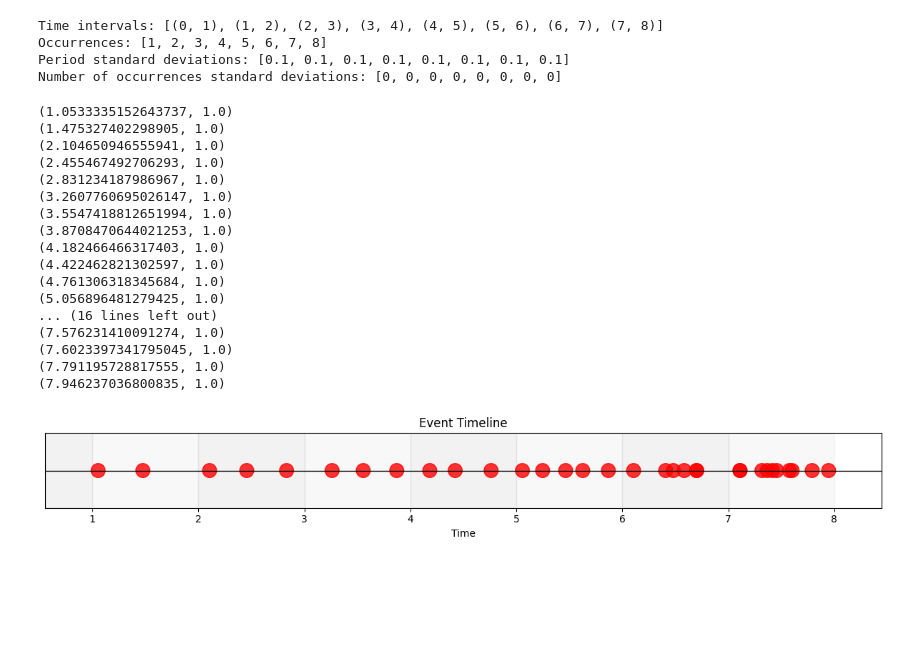
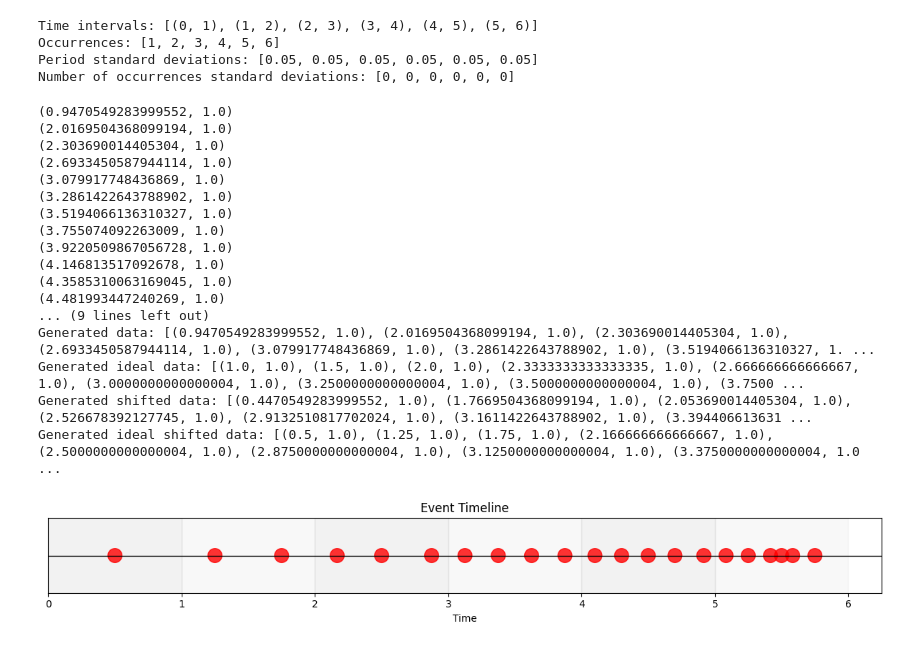
Before and after one commit to BedreFlyt/bedreflyt-event-stream-generator, a Jupyter notebook: examples/time_series.ipynb, the cells around one changed output. Saved outputs shown, nothing was run; the diff lists cells and outputs as text; code cells hidden in the pictures; blank space fills up the shorter version.

Commit message:
keeps track of ideal positions and added better visualisation

```diff
--- a/examples/time_series.ipynb
+++ b/examples/time_series.ipynb
@@ -6,8 +5,8 @@ from TreeBasedGenerator import Distribution
 # %%
-N = 8
+N = 6
 time_intervals = [(i, i+1) for i in range(N)]
 occurrences = [i+1 for i in range(N)]
-periods_sds = [0.1]*N
+periods_sds = [0.05]*N
 no_occurrences_sds = [0]*N
 
 print("Time intervals:", time_intervals)
@@ -15,10 +14,10 @@ print("Occurrences:", occurrences)
 print("Period standard deviations:", periods_sds)
 print("Number of occurrences standard deviations:", no_occurrences_sds)
 # %% [output]
-Time intervals: [(0, 1), (1, 2), (2, 3), (3, 4), (4, 5), (5, 6), (6, 7), (7, 8)]
-Occurrences: [1, 2, 3, 4, 5, 6, 7, 8]
-Period standard deviations: [0.1, 0.1, 0.1, 0.1, 0.1, 0.1, 0.1, 0.1]
-Number of occurrences standard deviations: [0, 0, 0, 0, 0, 0, 0, 0]
+Time intervals: [(0, 1), (1, 2), (2, 3), (3, 4), (4, 5), (5, 6)]
+Occurrences: [1, 2, 3, 4, 5, 6]
+Period standard deviations: [0.05, 0.05, 0.05, 0.05, 0.05, 0.05]
+Number of occurrences standard deviations: [0, 0, 0, 0, 0, 0]
 # %%
 class ExampleSampleSpace(EventSampleSpace):
     def __init__(self):
@@ -34,25 +33,29 @@ def on_event(event):
     print(event)
 
 time_series_generator = TimeSeriesGenerator([(EF, ESS)], on_event)
-data = time_series_generator.run(N)
+data, data_ideal, data_shifted, data_ideal_shifted = time_series_generator.run(N+1)
+print("Generated data:", data)
+print("Generated ideal data:", data_ideal)
+print("Generated shifted data:", data_shifted)
+print("Generated ideal shifted data:", data_ideal_shifted)
 # %% [output]
-(1.0533335152643737, 1.0)
-(1.475327402298905, 1.0)
-(2.104650946555941, 1.0)
-(2.455467492706293, 1.0)
-(2.831234187986967, 1.0)
-(3.2607760695026147, 1.0)
-(3.5547418812651994, 1.0)
-(3.8708470644021253, 1.0)
-(4.182466466317403, 1.0)
-(4.422462821302597, 1.0)
-(4.761306318345684, 1.0)
-(5.056896481279425, 1.0)
-... (16 lines left out)
-(7.576231410091274, 1.0)
-(7.6023397341795045, 1.0)
-(7.791195728817555, 1.0)
-(7.946237036800835, 1.0)
+(0.9470549283999552, 1.0)
+(2.0169504368099194, 1.0)
+(2.303690014405304, 1.0)
+(2.6933450587944114, 1.0)
+(3.079917748436869, 1.0)
+(3.2861422643788902, 1.0)
+(3.5194066136310327, 1.0)
+(3.755074092263009, 1.0)
+(3.9220509867056728, 1.0)
+(4.146813517092678, 1.0)
+(4.3585310063169045, 1.0)
+(4.481993447240269, 1.0)
+... (9 lines left out)
+Generated data: [(0.9470549283999552, 1.0), (2.0169504368099194, 1.0), (2.303690014405304, 1.0), (2.6933450587944114, 1.0), (3.079917748436869, 1.0), (3.2861422643788902, 1.0), (3.5194066136310327, 1. ...
+Generated ideal data: [(1.0, 1.0), (1.5, 1.0), (2.0, 1.0), (2.3333333333333335, 1.0), (2.666666666666667, 1.0), (3.0000000000000004, 1.0), (3.2500000000000004, 1.0), (3.5000000000000004, 1.0), (3.7500 ...
+Generated shifted data: [(0.4470549283999552, 1.0), (1.7669504368099194, 1.0), (2.053690014405304, 1.0), (2.526678392127745, 1.0), (2.9132510817702024, 1.0), (3.1611422643788902, 1.0), (3.394406613631 ...
+Generated ideal shifted data: [(0.5, 1.0), (1.25, 1.0), (1.75, 1.0), (2.166666666666667, 1.0), (2.5000000000000004, 1.0), (2.8750000000000004, 1.0), (3.1250000000000004, 1.0), (3.3750000000000004, 1.0 ...
 # %%
 import matplotlib.pyplot as plt
 
@@ -60,7 +63,7 @@ import matplotlib.pyplot as plt
 # and `time_intervals` is a list of (start, end) tuples, already defined.
 
 # Unpack times and scales
-times, scales = zip(*data)
+times, scales = zip(*data_ideal_shifted)
 
 # All events sit on the same horizontal line
 ys = [0] * len(times)
@@ -69,31 +72,31 @@ ys = [0] * len(times)
 marker_sizes = [s * 200 for s in scales]
 
 # Create figure and axis
 fig, ax = plt.subplots(figsize=(12, 2))
 
 # Draw baseline timeline
 ax.hlines(0, min(times) - 0.5, max(times) + 0.5, color='black', linewidth=1)
 
 # Shade each period for context
 for idx, (start, end) in enumerate(time_intervals):
     alpha = 0.1 if idx % 2 == 0 else 0.05
     ax.axvspan(start, end, color='gray', alpha=alpha)
 
 # Plot events as red circles
 ax.scatter(times, ys, s=marker_sizes, color='red', alpha=0.8)
 
 # Hide y-axis ticks and labels
 ax.set_yticks([])
 
 # Labels and title
 ax.set_xlabel('Time')
 ax.set_title('Event Timeline')
 
 # Set plot limits
 ax.set_xlim(min(times) - 0.5, max(times) + 0.5)
 ax.set_ylim(-0.5, 0.5)
 
 plt.tight_layout()
 plt.show()
 # %% [output]
-[figure, old version]
+[figure, new version]
```
Also changed, not shown: parts of 3 cells of this notebook, 4 other files.
